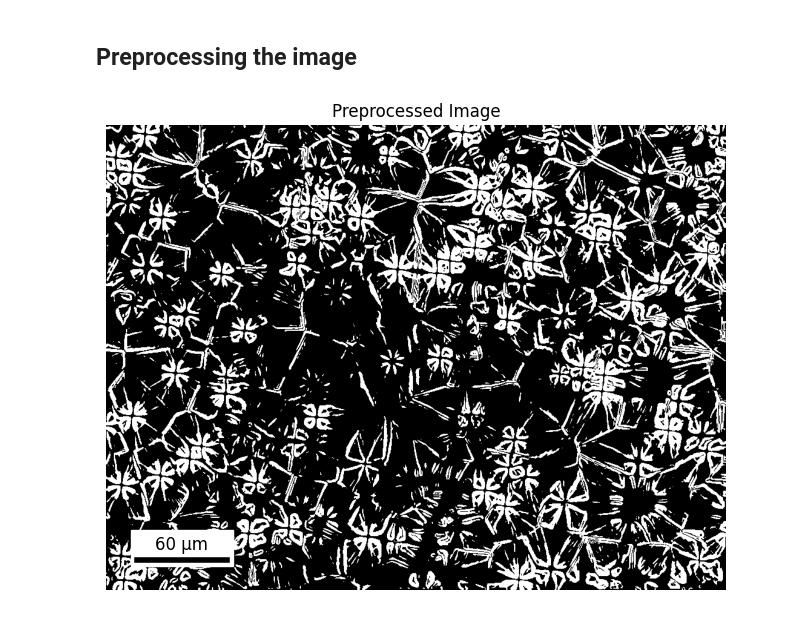
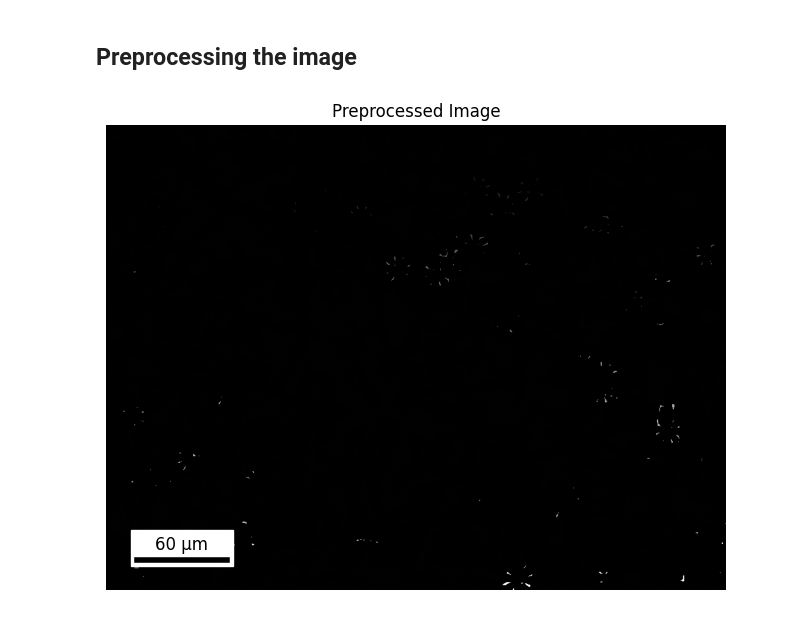
Before and after one commit to PriyaPitawala/cmse802_project, a Jupyter notebook: notebooks/exploratory/main.ipynb, the cells around one changed output. Saved outputs shown, nothing was run; the diff lists cells and outputs as text; code cells hidden in the pictures.

```diff
--- a/notebooks/exploratory/main.ipynb
+++ b/notebooks/exploratory/main.ipynb
@@ -10,43 +10,45 @@ import image_loader
 image_path = "../../data/raw/S33.tif"
 
 # Load the raw POM image
-image = image_loader.load_pom_image(image_path)
+raw_image = image_loader.load_pom_image(image_path)
 
 # Display the POM image with a scale bar included
 sys.path.append("../../src/visualization")  # Ensure Python finds the module
 import image_with_scale_bar
 
-image_with_scale_bar.display_image(image, title = "Raw POM Image")
+image_with_scale_bar.display_image(raw_image, title = "Raw POM Image")
 # %% [output]
 [figure]
 # %% [markdown]
 ## Preprocessing the image
 # %%
-import sys
 sys.path.append("../../src/preprocessing")  # Ensure Python finds the module
 
 import preprocessing
 
 # Converting the image to grayscale
-preprocessed = preprocessing.GrayConverter.convert_to_gray(image)
+preprocessed = preprocessing.GrayConverter.convert_to_gray(raw_image)
 
 # Applying histogram equalization (optional if contrast is low and Otsu's thresholding performance must be improved)
 # preprocessed = preprocessing.GrayConverter.equalize_histogram(preprocessed)
 
 # Reducing noise with a Gaussian blur (optional if fine details are considered as noise)
 preprocessed = preprocessing.apply_gaussian_blur(preprocessed)
 
 # Compute gradient magnitude to highlight edges in the preprocessed image
 preprocessed = preprocessing.compute_gradient_magnitude(preprocessed)
 
 # Apply automatic thresholding using Otsu's thresholding
 preprocessed = preprocessing.apply_otsu_thresholding(preprocessed)
 
 # Applying morphological opening to refine the segmentation regions (optional if small background noise needs to be removed)
 # Default kernel size is 3x3, default number of iterations is 2.
 # preprocessed = preprocessing.apply_morphological_opening(preprocessed, kernel_size=2)
 
+# Adding markers to identify each region during the watershed algorithm
+preprocessed = preprocessing.compute_markers(preprocessed)
+
 # Display with preprocessed image
 image_with_scale_bar.display_image(preprocessed, title="Preprocessed Image")
 # %% [output]
-[figure, old version]
+[figure, new version]
```
Also changed, not shown: parts of 2 cells of this notebook, 2 other files.
